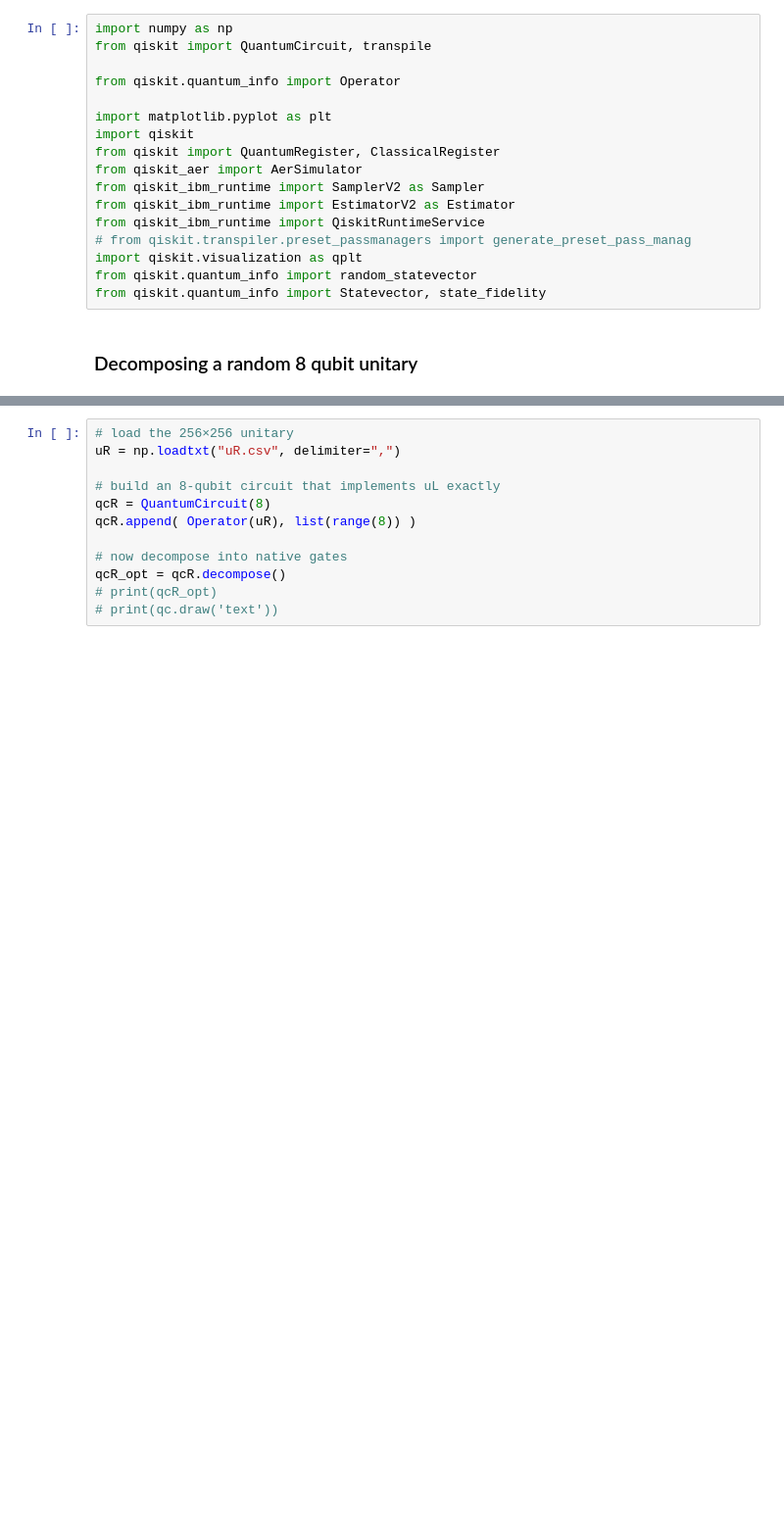
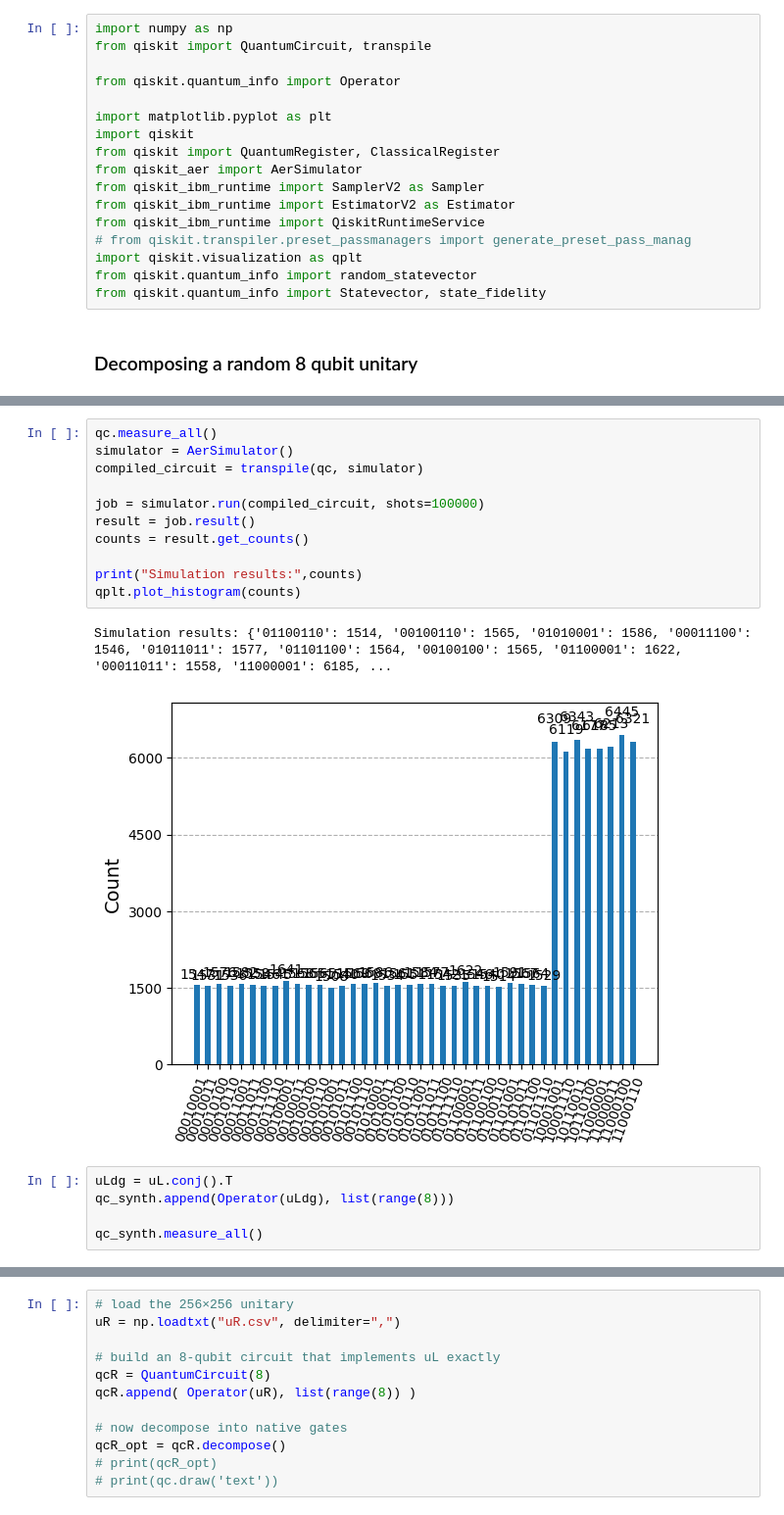
Before and after one commit to TonyDeng0514/Mathematica-codes-for-parastatistics, a Jupyter notebook: NativeGateCompilation.ipynb, the cells around one changed output, grey strips where cells are left out. Shown: that part at 98% size. Drawn from its saved outputs; the diff is of its cells as text; blank space fills up the shorter version.

```diff
--- a/NativeGateCompilation.ipynb
+++ b/NativeGateCompilation.ipynb
@@ -41,0 +46,19 @@ print(qc_synth.depth())
+# %%
+qc.measure_all()
+simulator = AerSimulator()
+compiled_circuit = transpile(qc, simulator)
+
+job = simulator.run(compiled_circuit, shots=100000)
+result = job.result()
+counts = result.get_counts()
+
+print("Simulation results:",counts)
+qplt.plot_histogram(counts)
+# %% [output]
+Simulation results: {'01100110': 1514, '00100110': 1565, '01010001': 1586, '00011100': 1546, '01011011': 1577, '01101100': 1564, '00100100': 1565, '01100001': 1622, '00011011': 1558, '11000001': 6185, ...
+[figure, added]
+# %%
+uLdg = uL.conj().T
+qc_synth.append(Operator(uLdg), list(range(8)))
+
+qc_synth.measure_all()
```
Also changed, not shown: parts of 13 cells of this notebook, 1 other file.
